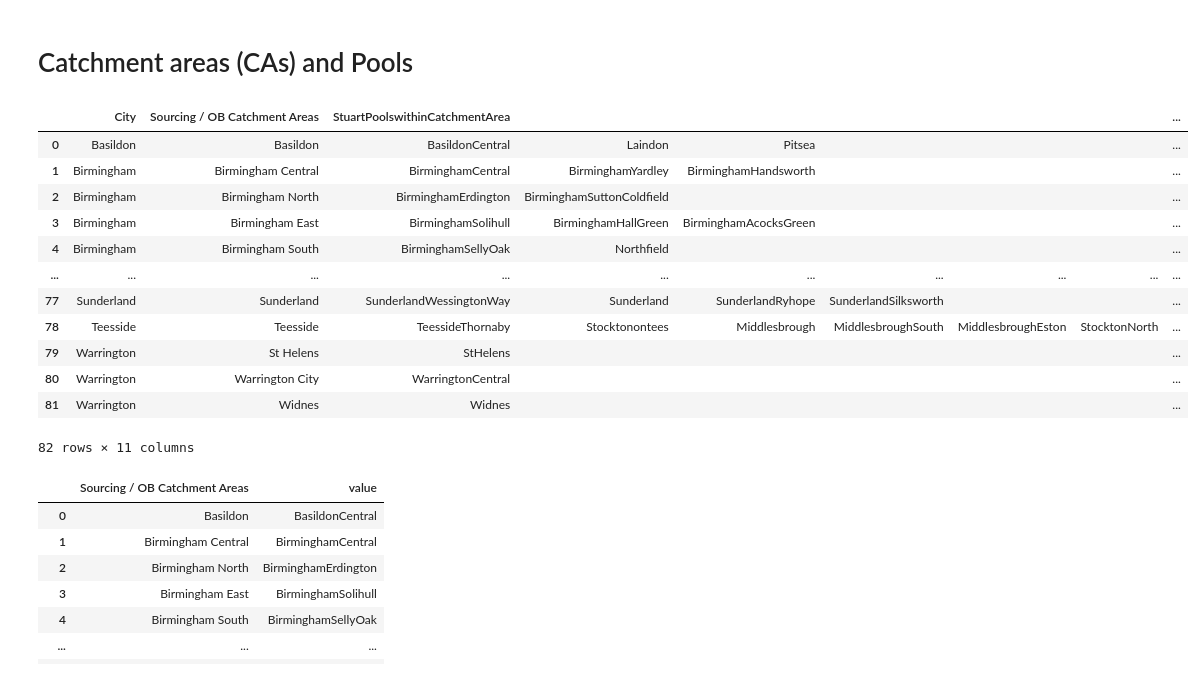
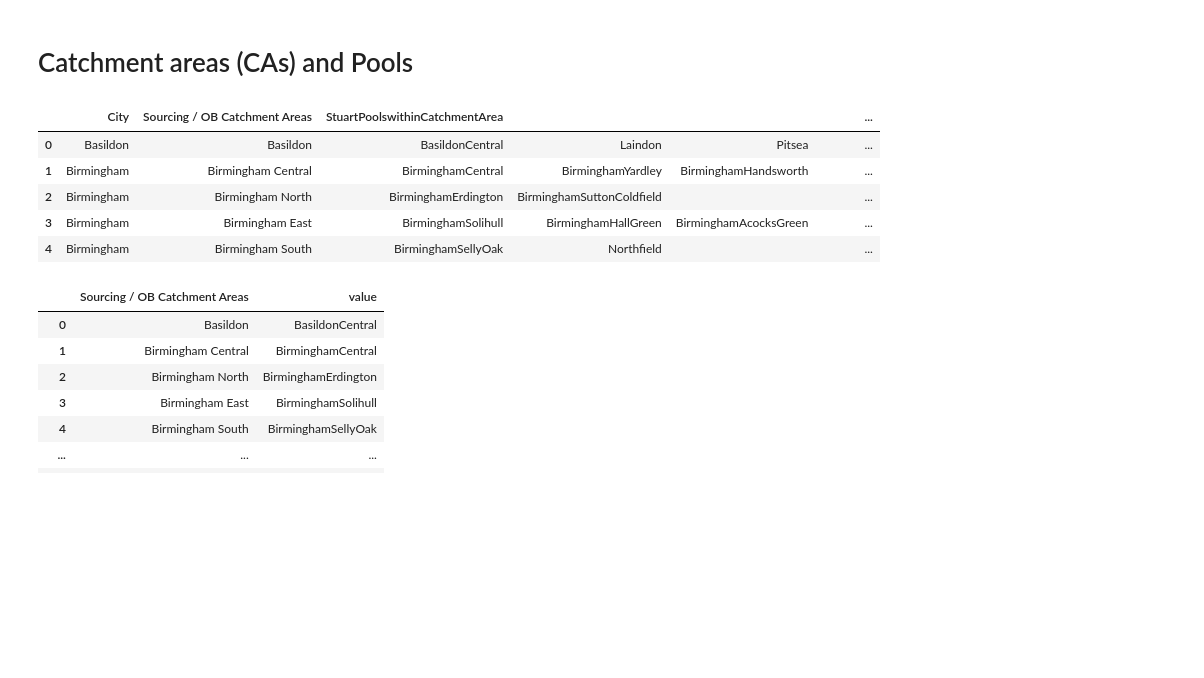
Before and after one commit to IlanaKov/catchment_model_analysis, a Jupyter notebook: Post_Code_mapping.ipynb, the cells around one changed output. Saved outputs shown, nothing was run; the diff lists cells and outputs as text; code cells hidden in the pictures; blank space fills up the shorter version.

```diff
--- a/Post_Code_mapping.ipynb
+++ b/Post_Code_mapping.ipynb
@@ -54,21 +52,14 @@ sheet_name = 'Sourcing / Onboarding Catchment Areas'
 tab = 'OB Revamp Mapping'
 catch_areas = sheet.worksheet_data(sheet_name, tab)
 # %%
-catch_areas
+catch_areas.head()
 # %% [output]
 |  | City | Sourcing / OB Catchment Areas | StuartPoolswithinCatchmentArea |  |  |  |  |  | ... |
 | 0 | Basildon | Basildon | BasildonCentral | Laindon | Pitsea |  |  |  | ... |
 | 1 | Birmingham | Birmingham Central | BirminghamCentral | BirminghamYardley | BirminghamHandsworth |  |  |  | ... |
 | 2 | Birmingham | Birmingham North | BirminghamErdington | BirminghamSuttonColdfield |  |  |  |  | ... |
 | 3 | Birmingham | Birmingham East | BirminghamSolihull | BirminghamHallGreen | BirminghamAcocksGreen |  |  |  | ... |
 | 4 | Birmingham | Birmingham South | BirminghamSellyOak | Northfield |  |  |  |  | ... |
-| ... | ... | ... | ... | ... | ... | ... | ... | ... | ... |
-| 77 | Sunderland | Sunderland | SunderlandWessingtonWay | Sunderland | SunderlandRyhope | SunderlandSilksworth |  |  | ... |
-| 78 | Teesside | Teesside | TeessideThornaby | Stocktonontees | Middlesbrough | MiddlesbroughSouth | MiddlesbroughEston | StocktonNorth | ... |
-| 79 | Warrington | St Helens | StHelens |  |  |  |  |  | ... |
-| 80 | Warrington | Warrington City | WarringtonCentral |  |  |  |  |  | ... |
-| 81 | Warrington | Widnes | Widnes |  |  |  |  |  | ... |
-82 rows × 11 columns
 # %%
 # Pivot Longer the table
 catch_areas1 = catch_areas.melt(id_vars=['City','Sourcing / OB Catchment Areas'])
```
Also changed, not shown: parts of 54 cells of this notebook, 1 other file.
